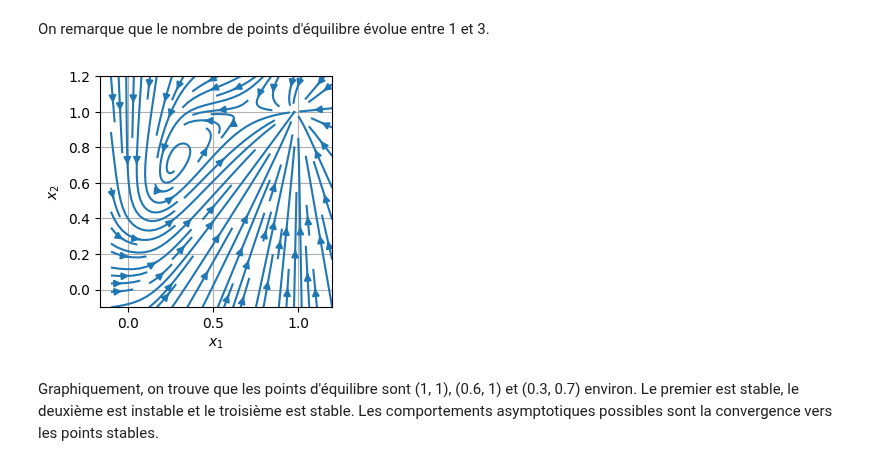
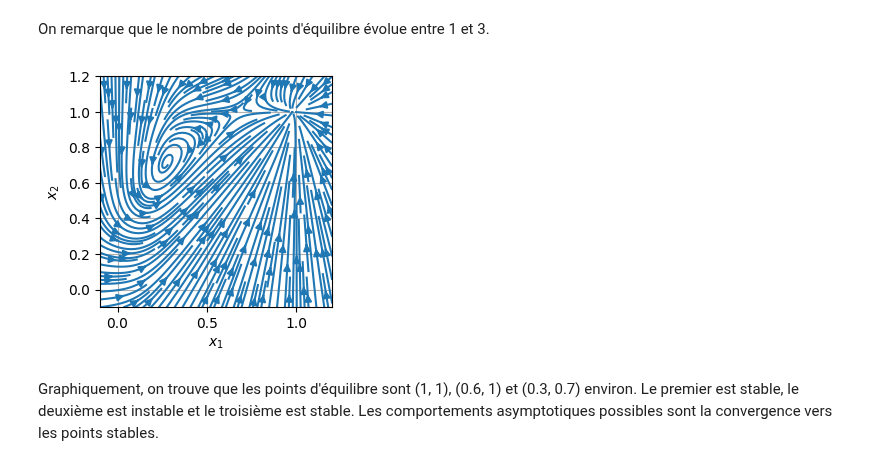
Before and after one commit to VDeumier/Projet_UE11, a Jupyter notebook: Projet Equations Différentielles.ipynb, the cells around one changed output. Drawn from its saved outputs; the diff is of its cells as text; code cells hidden in the pictures.

```diff
--- a/Projet Equations Différentielles.ipynb
+++ b/Projet Equations Différentielles.ipynb
@@ -170,21 +172,21 @@ On remarque que le nombre de points d'équilibre évolue entre 1 et 3.
 # %%
 d_ext = np.array([6.0,4.0])
 
 grid_x1 = np.linspace(-0.1,1.2,70)
 grid_x2 = np.linspace(-0.1,1.2,70)
 X1, X2 = np.meshgrid(grid_x1,grid_x2)
 
 X1dot = -X1 + sigmoid(W[0,0]*X1 + W[0,1]*X2 + d_ext[0])
 X2dot = -X2 + sigmoid(W[1,0]*X1 + W[1,1]*X2 + d_ext[1])
 
 plt.figure()
-plt.streamplot(grid_x1, grid_x2, X1dot, X2dot,density=1)
+plt.streamplot(grid_x1, grid_x2, X1dot, X2dot,density=2)
 plt.grid(True)
 plt.xlabel('$x_1$')
 plt.ylabel('$x_2$')
 plt.show()
 # %% [output]
-[figure, old version]
+[figure, new version]
 # %% [markdown]
 Graphiquement, on trouve que les points d'équilibre sont (1, 1), (0.6, 1) et (0.3, 0.7) environ.
 Le premier est stable, le deuxième est instable et le troisième est stable.
```
Also changed, not shown: parts of 6 cells of this notebook.
